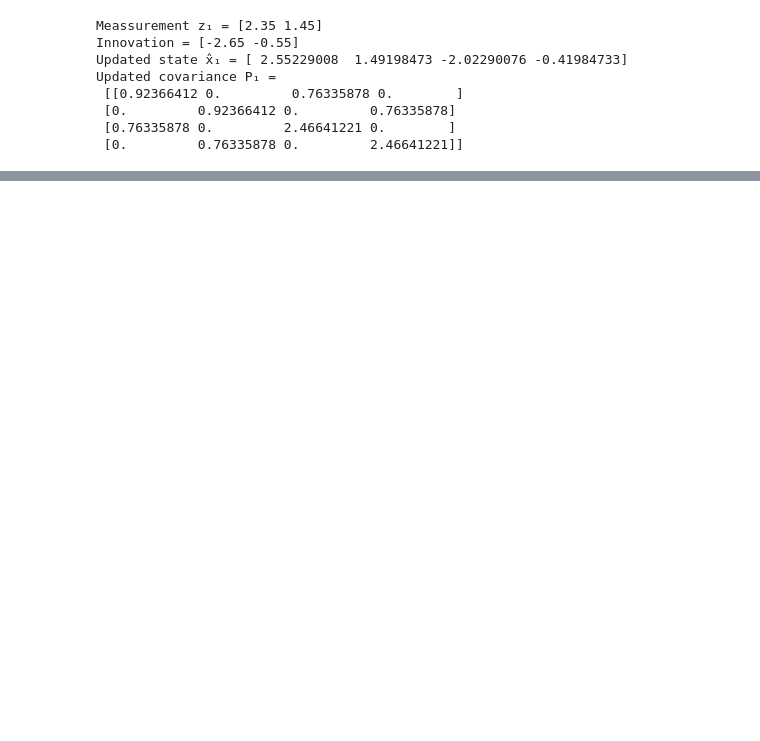
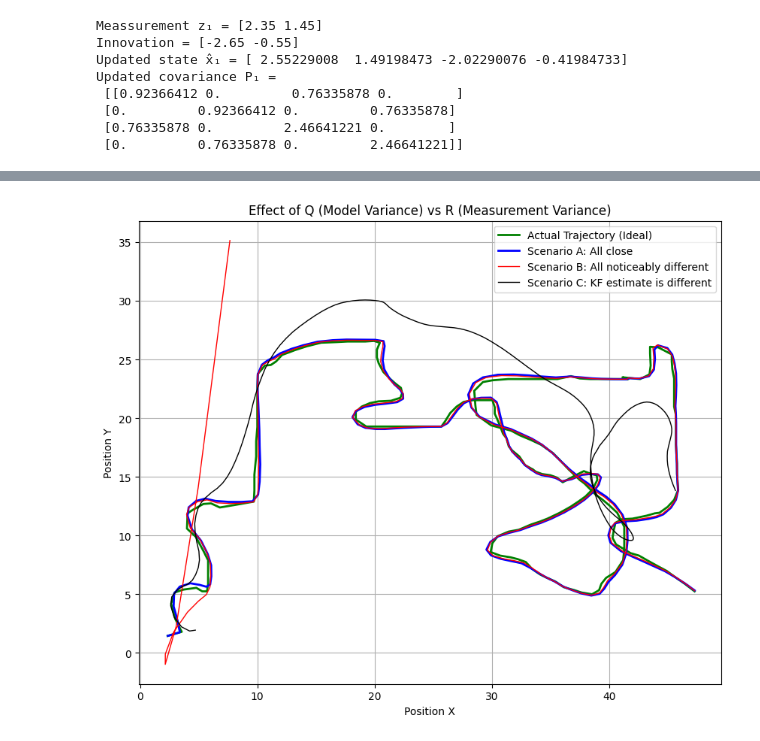
Before and after one commit to Jero2110/Forecasting_Phase_3, a Jupyter notebook: analysis/Jeronimo_Ramos_Forecasting_P3.ipynb, the cells around one changed output, grey strips where cells are left out. Saved outputs shown, nothing was run; the diff lists cells and outputs as text; code cells hidden in the pictures; blank space fills up the shorter version.

```diff
--- a/analysis/Jeronimo_Ramos_Forecasting_P3.ipynb
+++ b/analysis/Jeronimo_Ramos_Forecasting_P3.ipynb
@@ -424,0 +515,32 @@ Updated covariance P₁ =
+# %%
+# mu_0 — Initial state: first position, initial velocity = 0
+mu_0 = np.array([5, 2, 0.0, 0.0])
+
+# P_0 — Initial covariance (high uncertainty in velocity)
+P_0 = np.diag([2.0, 2.0, 10.0, 10.0])
+
+# Scenario A: Measurements, KF estimate and true value are all close
+kalman_A = custom_kalmanFilter(observations[:,0], observations[:,1], 0.01, 0.1, H, A, P_0, mu_0)
+
+# Scenario B: Measurements, KF estimate and true value are all noticeably different.
+
+kalman_B = custom_kalmanFilter(observations[:,0], observations[:,1], 10.0, 50.0, H, A, P_0, [10, 50, 0.0, 0.0])
+
+# Scenario C: The measurements are close to the true value, but the KF estimate is different.
+kalman_C = custom_kalmanFilter(observations[:,0], observations[:,1], 0.0001, 100.0, H, A, P_0, mu_0)
+
+# Graph the results
+plt.figure(figsize=(10, 8))
+plt.plot(observations[:,0], observations[:,1], 'g-', label='Actual Trajectory (Ideal)', linewidth=2)
+plt.plot(kalman_A[:, 0], kalman_A[:, 1], 'blue', label='Scenario A: All close', linewidth=2)
+plt.plot(kalman_B[:, 0], kalman_B[:, 1], 'red', label='Scenario B: All noticeably different', linewidth=1)
+plt.plot(kalman_C[:, 0], kalman_C[:, 1], 'black', label='Scenario C: KF estimate is different', linewidth=1)
+plt.legend()
+plt.title("Effect of Q (Model Variance) vs R (Measurement Variance)")
+plt.xlabel("Position X")
+plt.ylabel("Position Y")
+plt.axis('equal')
+plt.grid(True)
+plt.show()
+# %% [output]
+[figure, added]
```
Also changed, not shown: parts of 28 cells of this notebook.
